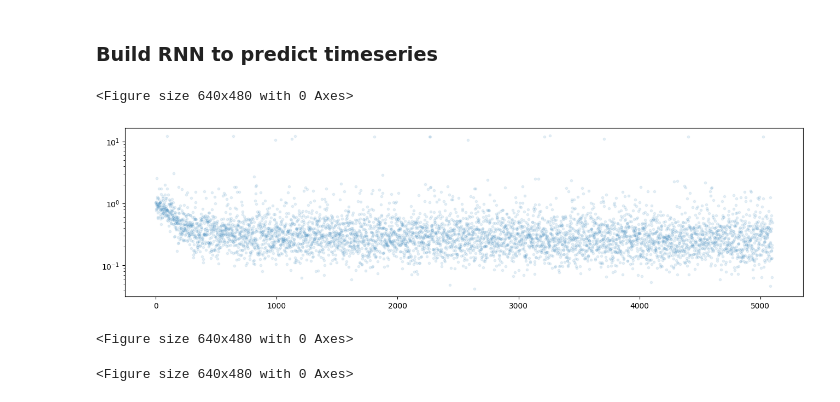
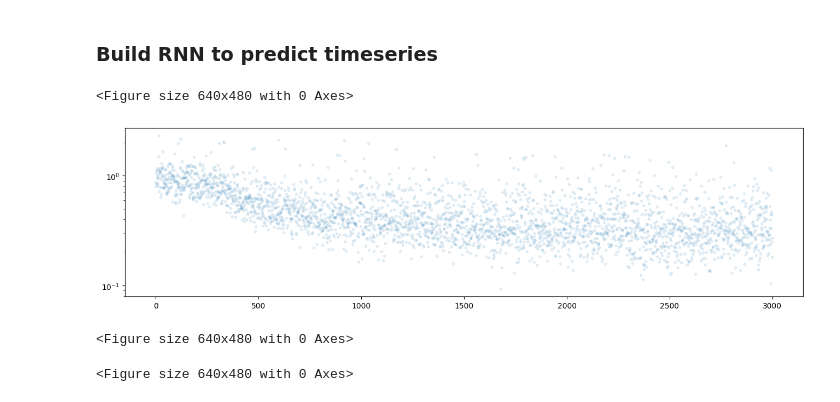
Before and after one commit to zrthxn/secretllm, a Jupyter notebook: 02-attention/timeseries-lstm.ipynb, the cells around one changed output. Saved outputs shown, nothing was run; the diff lists cells and outputs as text; code cells hidden in the pictures.

```diff
--- a/02-attention/timeseries-lstm.ipynb
+++ b/02-attention/timeseries-lstm.ipynb
@@ -60,8 +60,8 @@ We will now split the dataset into training, validation and testing splits.
 # %%
 from numpy.lib.stride_tricks import sliding_window_view
 
-BACKCAST_LENGTH = 10
-FORECAST_LENGTH = 3
+BACKCAST_LENGTH = 25
+FORECAST_LENGTH = 15
 
 def create_windows(series: np.ndarray, axis = 0):
     # Normalize
@@ -124,37 +124,37 @@ class LSTM(nn.Module):
         pred = self.linear(out)
         return pred[:, -1]
 
-rnn_model = LSTM(in_size = timeseries.shape[-1], out_size = FORECAST_LENGTH).to(DEVICE)
-optimizer = Adam(params=rnn_model.parameters(), lr=2e-3)
+rnn_model = LSTM(in_size = 1, out_size = FORECAST_LENGTH).to(DEVICE)
+optimizer = Adam(params=rnn_model.parameters(), lr=1e-3)
 
 losslog = []
 valslog = []
 
-for epoch in range(EPOCHS := 5):
+for epoch in range(EPOCHS := 3):
     dataset = []
     for series in train_dataset:
         dataset.extend(create_windows(series))
 
     train_dataloader = DataLoader(dataset, shuffle=True, batch_size=24)
     for i, batch in enumerate(tqdm(train_dataloader, desc=f"Epoch {epoch+1}/{EPOCHS}")):
         optimizer.zero_grad()
 
         horizon = batch[:, :BACKCAST_LENGTH, 0].to(dtype=torch.float32, device=DEVICE)
         target  = batch[:, BACKCAST_LENGTH:, 0].to(dtype=torch.float32, device=DEVICE)
 
         pred = rnn_model(horizon.unsqueeze(dim=2))
         loss = nn.functional.mse_loss(pred, target)
 
         loss.backward()
         optimizer.step()
 
         losslog.append(loss.detach().cpu().item())
 
         if len(losslog) % 100 == 0:
             plot_updating(losslog)
 # %% [output]
 <Figure size 640x480 with 0 Axes>
-[figure, old version]
+[figure, new version]
 <Figure size 640x480 with 0 Axes>
 <Figure size 640x480 with 0 Axes>
 # %%
```
Also changed, not shown: parts of 1 cell of this notebook, 3 other files.
